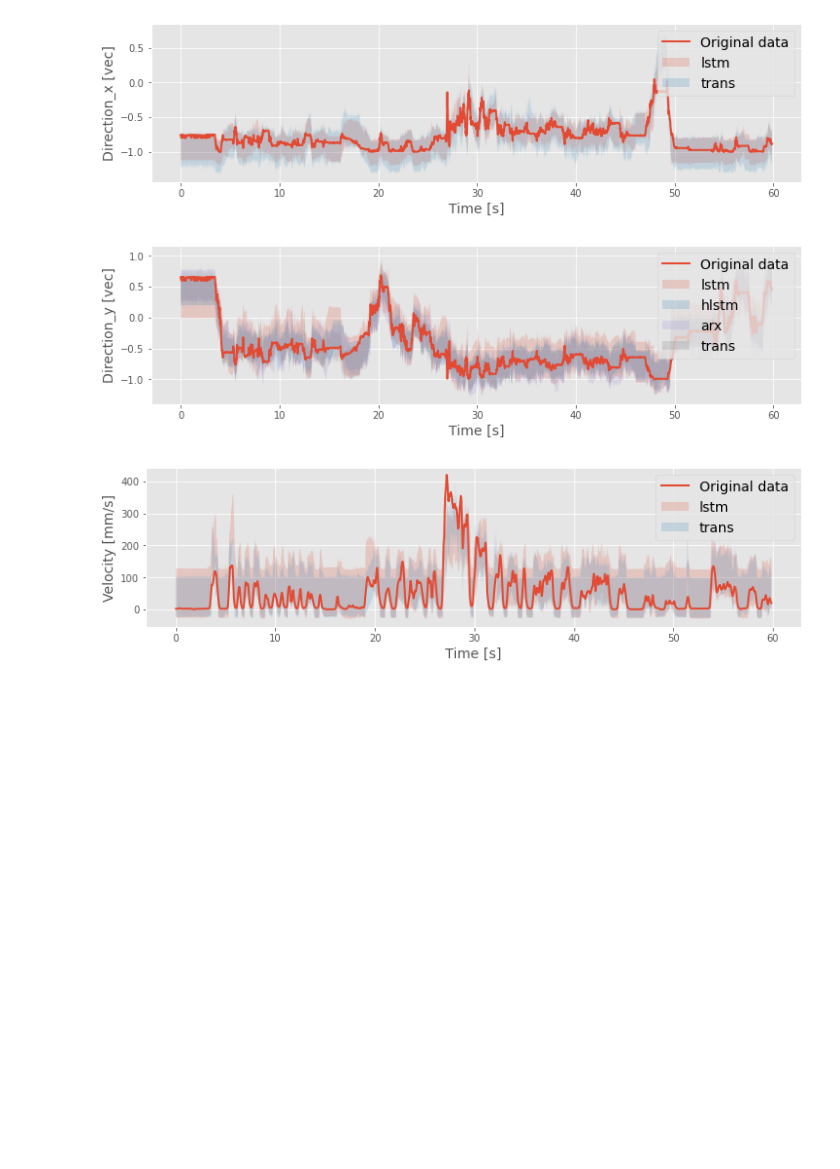
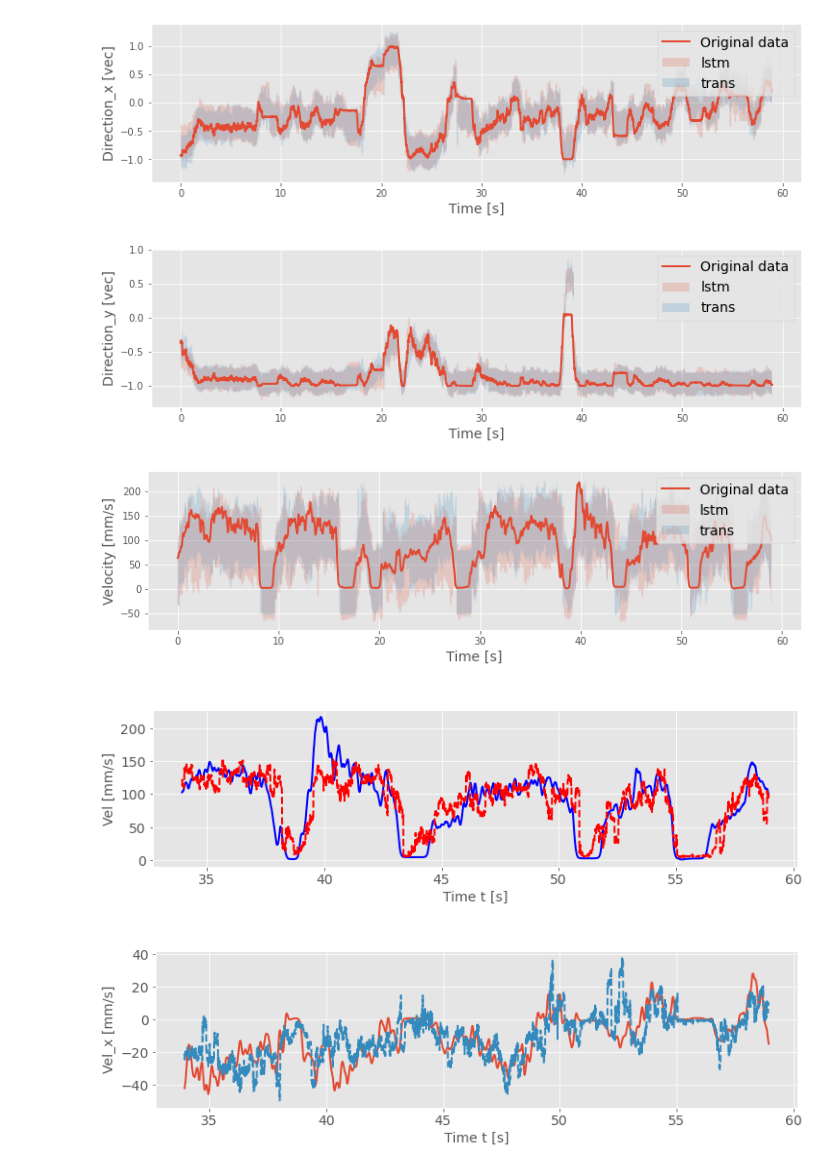
Before and after one commit to wangyuchen0217/cricket-motion-prediction, a Jupyter notebook: prediction_intervals.ipynb, the cells around one changed output. Drawn from its saved outputs; the diff is of its cells as text; code cells hidden in the pictures; blank space fills up the shorter version.

```diff
--- a/prediction_intervals.ipynb
+++ b/prediction_intervals.ipynb
@@ -15,13 +15,6 @@ def intervals_bounds(pred, label):
     lower_bounds = np.quantile(residuals, lower_quantile) + pred
     upper_bounds = np.quantile(residuals, upper_quantile) + pred
     return lower_bounds, upper_bounds
-
-fold_path = os.getcwd()
-# model_type = "trans" # ["lstm","hlstm","arx","trans"]
-window_size = 100
-time_step = 1
-cricket_number = "c20"
-input_pattern = "pattern1" # ["pattern1(All)","pattern2(ThC+2FTi hind leg)","pattern3(THC)"]
 
 def pred_intervals_direction(fold_path, window_size, time_step, cricket_number, input_pattern):
     names = globals()
@@ -50,37 +43,100 @@ def pred_intervals_direction(fold_path, window_size, time_step, cricket_number,
 
     plt.figure(figsize=(12, 3))
     plt.plot(t_test, eval("lstm_label_direction_y"), label='Original data', linewidth=2)
-    for model_type in ["lstm","hlstm","arx","trans"]:
+    for model_type in ["lstm","trans"]:
         plt.fill_between(t_test, eval(model_type+"_lower_bounds_y"), eval(model_type+"_upper_bounds_y"), alpha=0.2, label=model_type)
         plt.ylabel("Direction_y [vec]", fontsize=14)
         plt.xlabel("Time [s]", fontsize=14)
         plt.legend(fontsize=14, loc="upper right",labelcolor="black")
 
 def pred_intervals_vel(fold_path, window_size, time_step, cricket_number, input_pattern):
     names = globals()
     for model_type in ["lstm","hlstm","arx","trans"]:
         # get the vel data from the csv file
         vel_path = fold_path + "/Evaluation/Results/"+ model_type+"_"+str(window_size)+"_"+str(time_step)+"_"+cricket_number+"_Vel_"+input_pattern+".csv"
         vel = pd.read_csv(vel_path, usecols=[1,2,3,4,5,6])
         vel = np.array(vel)
         names[model_type+"_pred_vel"], names[model_type+"_pred_vel_x"], names[model_type+"_pred_vel_y"] = vel[:,0], vel[:,1], vel[:,2]
         names[model_type+"_label_vel"], names[model_type+"_label_vel_x"], names[model_type+"_label_vel_y"] = vel[:,3], vel[:,4], vel[:,5]
 
         end = len(eval("lstm_label_vel")) * 1/119.88
         t_test = np.arange(0, end, 1/119.88)
         names[model_type+"_lower_bounds_vel"], names[model_type+"_upper_bounds_vel"] = intervals_bounds(eval(model_type+"_pred_vel"), eval(model_type+"_label_vel"))
 
     plt.figure(figsize=(12, 3))
     plt.plot(t_test, eval("lstm_label_vel"), label="Original data", linewidth=2)
     for model_type in ["lstm","trans"]:
         plt.fill_between(t_test, eval(model_type+"_lower_bounds_vel"), eval(model_type+"_upper_bounds_vel"), alpha=0.2, label=model_type)
         plt.ylabel("Velocity [mm/s]", fontsize=14)
         plt.xlabel("Time [s]", fontsize=14)
         plt.legend(fontsize=14, loc="upper right",labelcolor="black")
 
+def vel_results_visualization(model_type,
+                                                            window_size,
+                                                            time_step,
+                                                            cricket_number,
+                                                            input_pattern,
+                                                            fold_path):
+    results_path = fold_path + "/Evaluation/Results/" + model_type + "_" + str(window_size) + "_" + str(time_step) + "_" + cricket_number + "_Vel_" + input_pattern +  ".csv"
+    results = pd.read_csv(results_path, header=0, usecols=[1, 2, 3, 4, 5, 6])
+    results = np.array(results)
+
+    pred_test = results[:,:3]
+    label_test = results[:,3:]
+
+    end = len(label_test) * 1/119.88
+    t_test = np.arange(0, end, 1/119.88)
+
+    plt.figure(figsize=(12, 3))
+    plt.plot(t_test[-3000:],label_test[-3000:,0],label='Original data',c='blue',linewidth=2)
+    plt.plot(t_test[-3000:],pred_test[-3000:,0],label='Prediction',c='red',linestyle='--',linewidth=2)
+    plt.xticks(fontsize=14)
+    plt.yticks(fontsize=14)
+    plt.xlabel('Time t [s]',fontsize=14)
+    plt.ylabel('Vel [mm/s]',fontsize=14)
+    plt.title('Vel_'+cricket_number,fontsize=14)
+    plt.show()
+    #plt.savefig(fold_path + "/Evaluation/Results/" + model_type + "_" + str(window_size) + "_" + str(time_step) + "_" + cricket_number + "_Vel_" + input_pattern +  ".png",bbox_inches = 'tight')
+    #plt.legend(fontsize=14)
+
+    plt.figure(figsize=(12, 3))
+    plt.plot(t_test[-3000:],label_test[-3000:,1],label='Original data',linewidth=2)
+    plt.plot(t_test[-3000:],pred_test[-3000:,1],label='Prediction',linestyle='--',linewidth=2)
+    plt.xticks(fontsize=14)
+    plt.yticks(fontsize=14)
+    plt.xlabel('Time t [s]',fontsize=14)
+    plt.ylabel('Vel_x [mm/s]',fontsize=14)
+    plt.title('Vel_x_'+cricket_number,fontsize=14)
+    plt.show()
+    #plt.savefig(fold_path + "/Evaluation/Results/" + model_type + "_" + str(window_size) + "_" + str(time_step) + "_" + cricket_number + "_Vel_x_" + input_pattern +  ".png",bbox_inches = 'tight')
+    #plt.legend(fontsize=14)
+
+    plt.figure(figsize=(12, 3))
+    plt.plot(t_test[-3000:],label_test[-3000:,2],label='Original data',c='blue',linewidth=2)
+    plt.plot(t_test[-3000:],pred_test[-3000:,2],label='Prediction',c='red',linestyle='--',linewidth=2)
+    plt.xticks(fontsize=14)
+    plt.yticks(fontsize=14)
+    plt.xlabel('Time t [s]',fontsize=14)
+    plt.ylabel('Vel_y [mm/s]',fontsize=14)
+    plt.title('Vel_y_'+cricket_number,fontsize=14)
+    plt.show()
+    #plt.savefig(fold_path + "/Evaluation/Results/" + model_type + "_" + str(window_size) + "_" + str(time_step) + "_" + cricket_number + "_Vel_y_" + input_pattern +  ".png",bbox_inches = 'tight')
+    #plt.legend(fontsize=14)
+
+fold_path = os.getcwd()
+# model_type = "trans" # ["lstm","hlstm","arx","trans"]
+window_size = 100
+time_step = 20
+cricket_number = "c21"
+input_pattern = "pattern1" # ["pattern1(All)","pattern2(ThC+2FTi hind leg)","pattern3(THC)"]
+
 pred_intervals_direction(fold_path, window_size, time_step, cricket_number, input_pattern)
 pred_intervals_vel(fold_path, window_size, time_step, cricket_number, input_pattern)
+
+vel_results_visualization("trans",window_size,time_step,cricket_number,input_pattern,fold_path)
 # %% [output]
-[figure, old version]
+[figure, new version]
-[figure, old version]
+[figure, new version]
-[figure, old version]
+[figure, new version]
+[figure, added]
+[figure, added]
```
Also changed, not shown: parts of 2 cells of this notebook.
